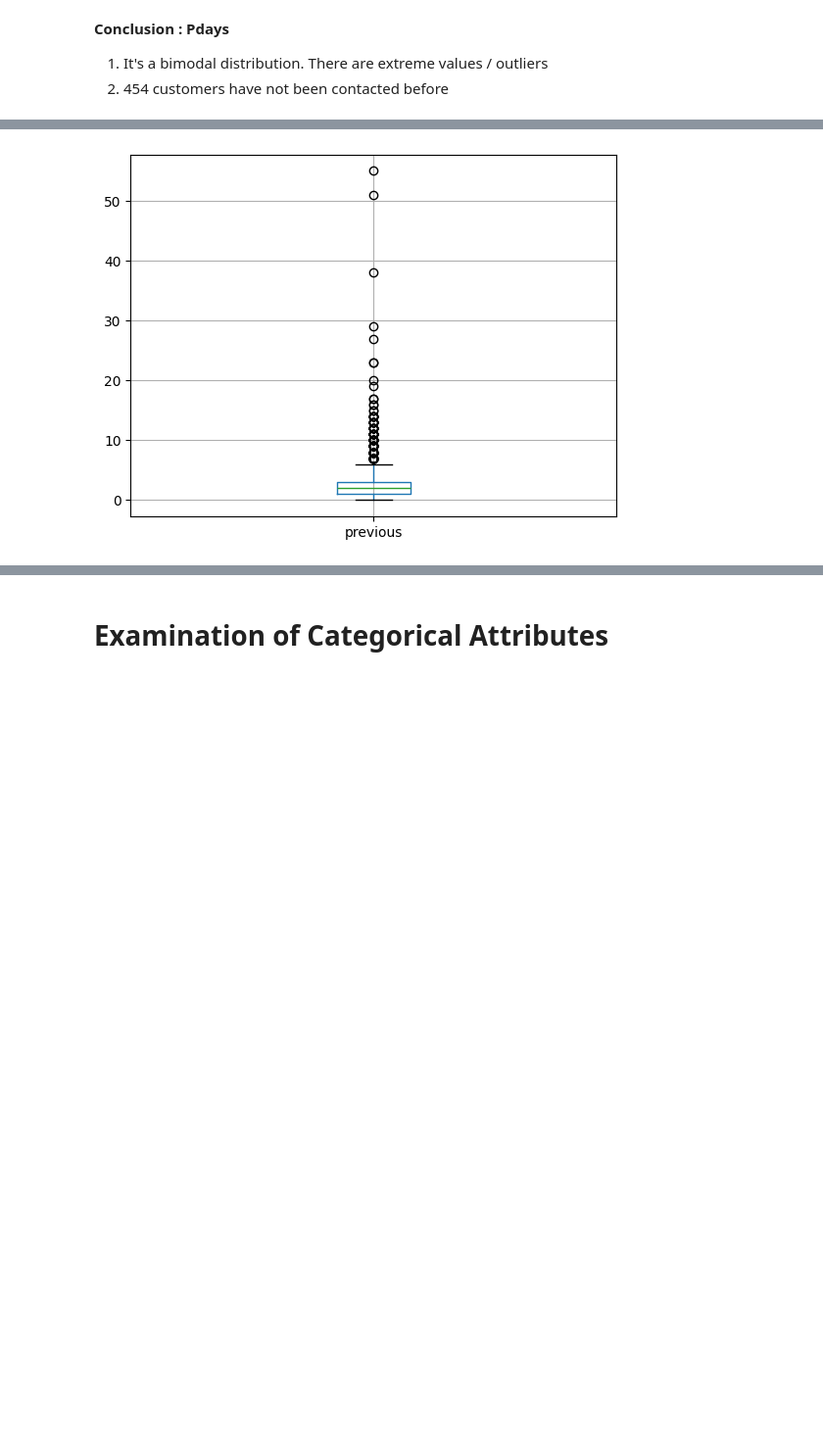
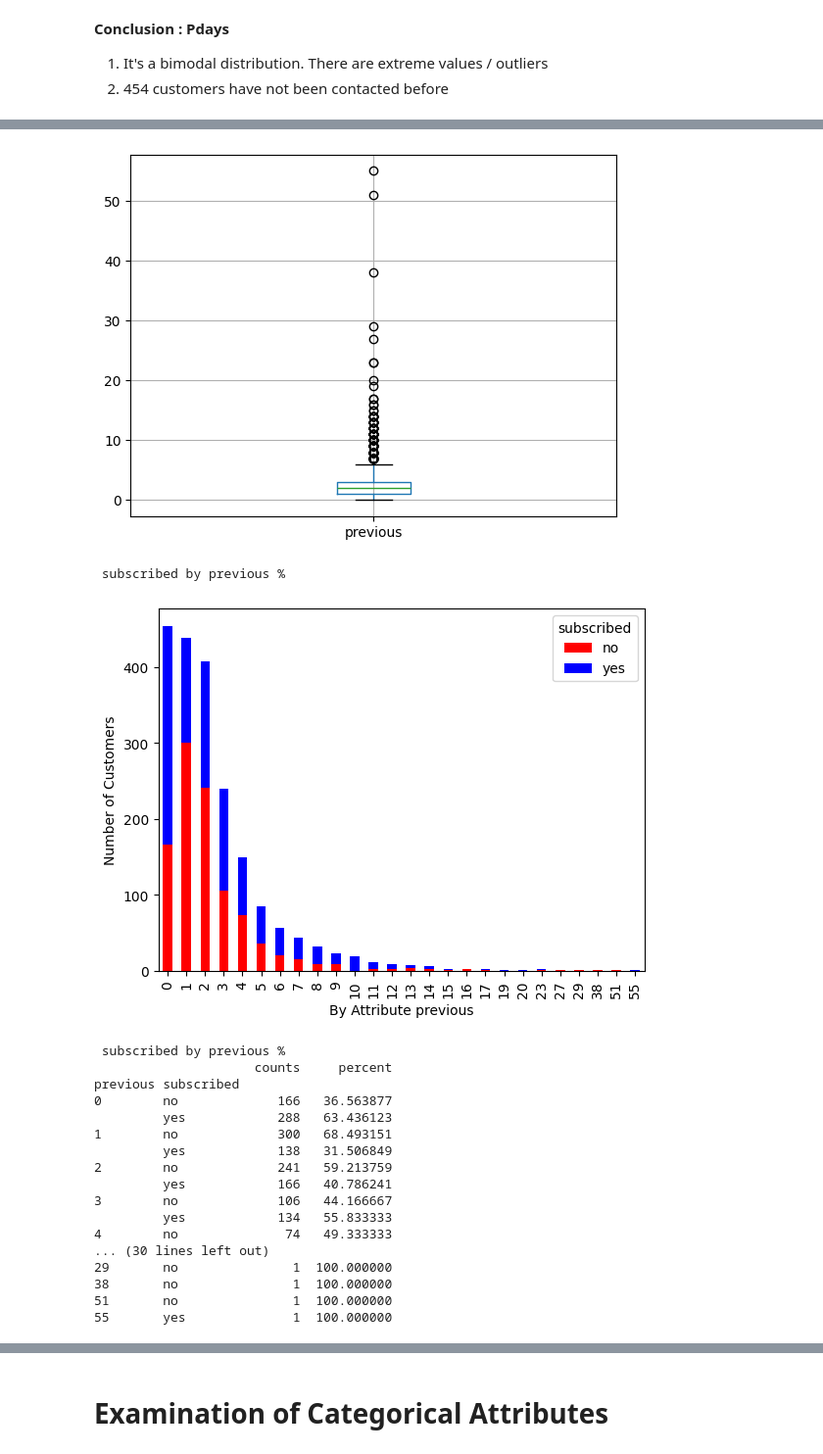
Before and after one commit to qaz73/ULAssignment-1, a Jupyter notebook: etivity1.ipynb, the cells around one changed output, grey strips where cells are left out. Shown at 98% size. Cells and saved outputs as stored; diff of their text form; code cells hidden in the pictures; blank space fills up the shorter version.

Commit message:
more graphs for subscribed data

```diff
--- a/etivity1.ipynb
+++ b/etivity1.ipynb
@@ -75,7 +75,6 @@ def print_value_counts_for_attr(df, attribute):
 
 def print_calculated_percentage_of_subscribed_by_attr(df, attribute):
 
-
     print(' subscribed by ' + attribute + ' %')
 
     groupedByJobSubscribed = df.groupby([attribute,'subscribed']).size()
@@ -89,6 +88,20 @@ def print_calculated_percentage_of_subscribed_by_attr(df, attribute):
     print (merged)
 
     return;
+
+def draw_cross_tab_by_subscribed(df, attribute):
+
+    print(' subscribed by ' + attribute + ' %')
+
+    crosstab_CL = pd.crosstab(df[attribute], df['subscribed'])
+    crosstab_CL.plot(kind='bar', stacked=True, color=['red', 'blue'])
+
+    plt.xlabel('By Attribute ' + attribute)
+    plt.ylabel('Number of Customers')
+
+    plt.show()
+
+    return
 # %%
 df = pd.read_csv('./bank.csv')
 # %% [markdown]
@@ -370,14 +383,38 @@ previous
 # %%
 df['previous'].hist(bins=50);
 plt.xlabel('previous');
 plt.ylabel('Customers');
 plt.show()
 
 df.boxplot(column='previous')
 plt.show()
+
+draw_cross_tab_by_subscribed(df,'previous')
+
+# break down column by whether they subscribed or not
+print_calculated_percentage_of_subscribed_by_attr(df, 'previous');
 # %% [output]
 [figure]
 [figure]
+ subscribed by previous %
+[figure, added]
+ subscribed by previous %
+                     counts     percent
+previous subscribed
+0        no             166   36.563877
+         yes            288   63.436123
+1        no             300   68.493151
+         yes            138   31.506849
+2        no             241   59.213759
+         yes            166   40.786241
+3        no             106   44.166667
+         yes            134   55.833333
+4        no              74   49.333333
+... (30 lines left out)
+29       no               1  100.000000
+38       no               1  100.000000
+51       no               1  100.000000
+55       yes              1  100.000000
 # %% [markdown]
 **Conclusion : previous**
 1. It's a right skewed distribution.  There are extreme values / outliers
```
Also changed, not shown: parts of 28 cells of this notebook.
